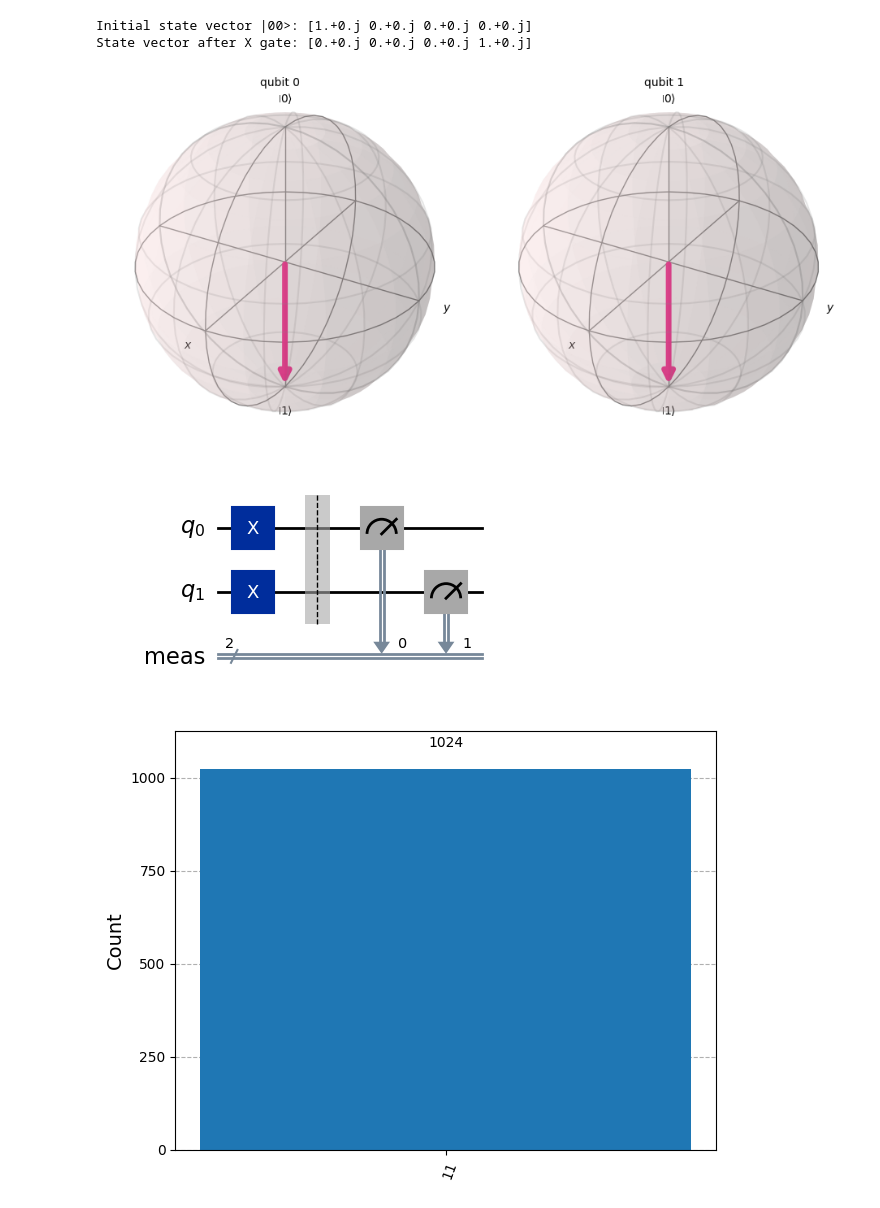
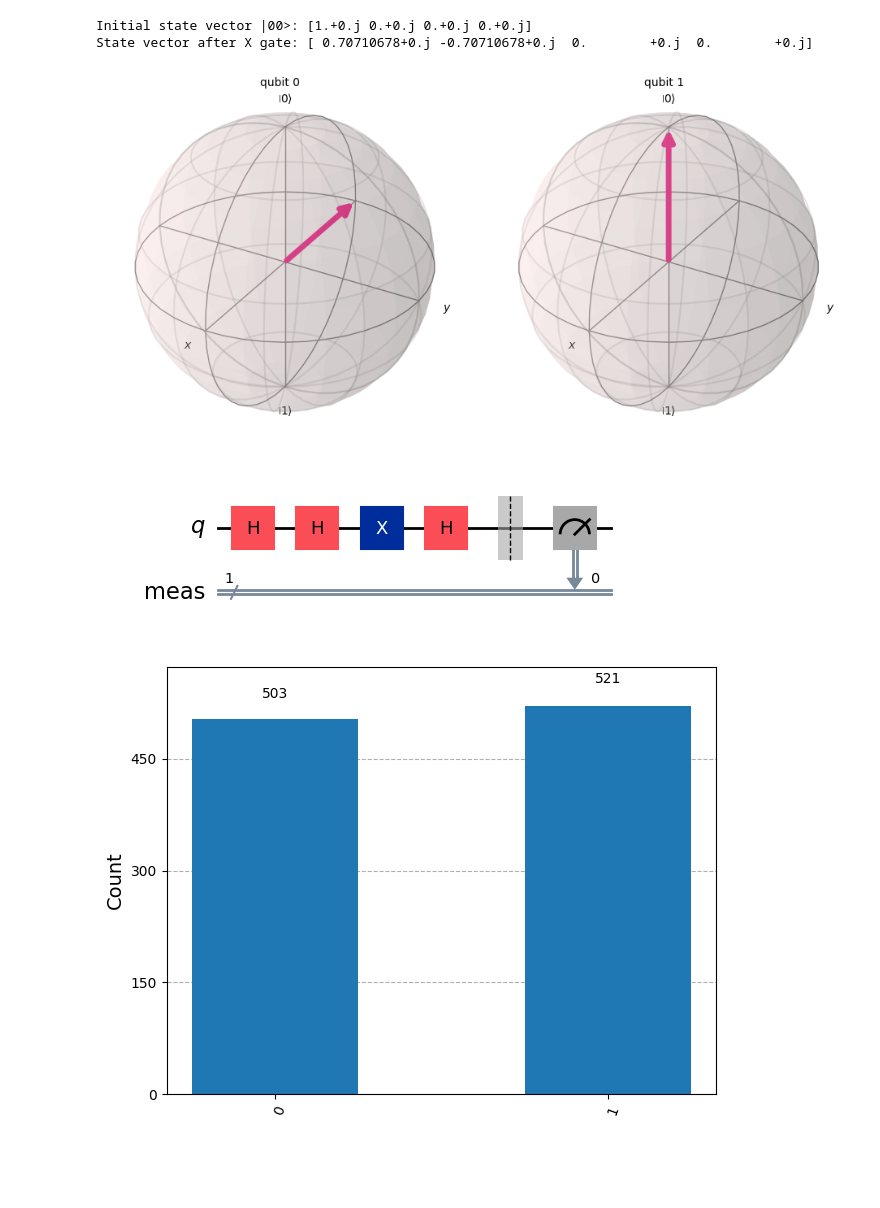
Before and after one commit to chismo950/yb-py, a Jupyter notebook: qc/two_qubits_x_gate_simulation.ipynb, the cells around one changed output. Saved outputs shown, nothing was run; the diff lists cells and outputs as text; code cells hidden in the pictures; blank space fills up the shorter version.

```diff
--- a/qc/two_qubits_x_gate_simulation.ipynb
+++ b/qc/two_qubits_x_gate_simulation.ipynb
@@ -9,37 +9,42 @@ from qiskit.quantum_info import Statevector
 from IPython.display import display
 
 # Step 2: Initialize a 2-qubit quantum circuit
-qc = QuantumCircuit(2)
+qc = QuantumCircuit(1)
+
+qc.h(0)
 
 # Step 3: Apply X gate (NOT gate) to both qubits
+# qc.z(0)
+qc.h(0)
+# qc.s(0)
 qc.x(0)
-qc.x(1)
+qc.h(0)
 
 # Step 4: Draw the quantum circuit (gate logic circuit)
 qc.draw('mpl')
 
 # Step 5: Get the initial state vector |00>
 init_state = Statevector.from_label('00')
 print("Initial state vector |00>:", init_state.data)
 
 # Step 6: Apply the quantum circuit to the initial state vector
 final_state = init_state.evolve(qc)
 print("State vector after X gate:", final_state.data)
 
 # Step 7: Visualize Bloch sphere and measurement results
 display(plot_bloch_multivector(final_state))
 
 # Step 8: Simulate measurement (output probabilities)
 qc.measure_all()
 display(qc.draw('mpl'))
 sim = Aer.get_backend('aer_simulator')
 tqc = transpile(qc, sim)
 result = sim.run(tqc, shots=1024).result()
 counts = result.get_counts()
 display(plot_histogram(counts))
 # %% [output]
 Initial state vector |00>: [1.+0.j 0.+0.j 0.+0.j 0.+0.j]
-State vector after X gate: [0.+0.j 0.+0.j 0.+0.j 1.+0.j]
+State vector after X gate: [ 0.70710678+0.j -0.70710678+0.j  0.        +0.j  0.        +0.j]
-[figure, old version]
+[figure, new version]
-[figure, old version]
+[figure, new version]
-[figure, old version]
+[figure, new version]
```
Also changed, not shown: 3 other files.
